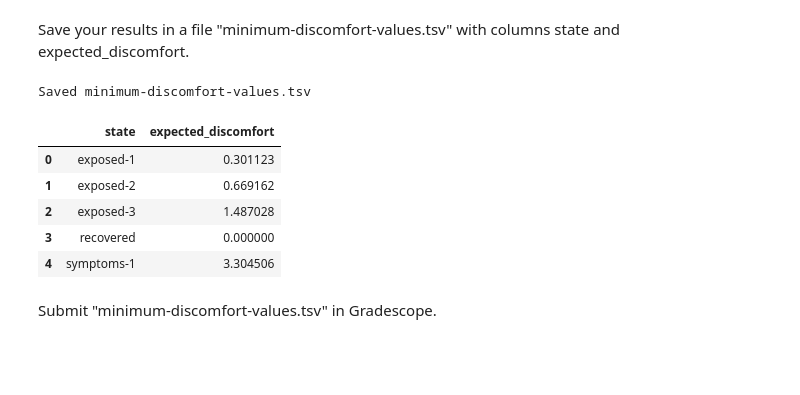
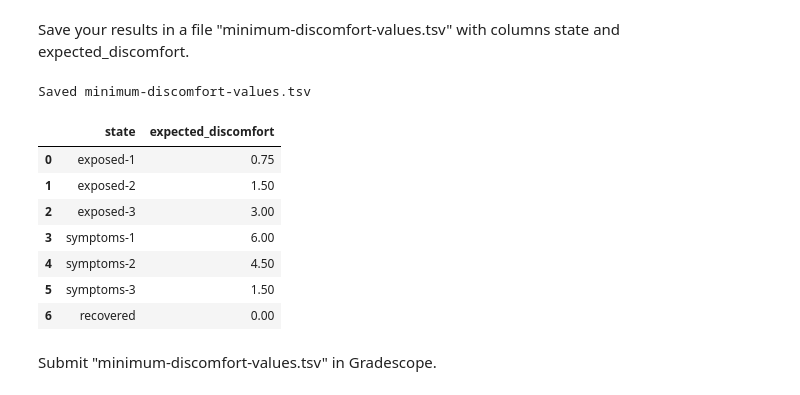
Before and after one commit to bchekole/dx704-project-01, a Jupyter notebook: Week 6/project.ipynb, the cells around one changed output. Cells and saved outputs as stored; diff of their text form; code cells hidden in the pictures; blank space fills up the shorter version.

```diff
--- a/Week 6/project.ipynb
+++ b/Week 6/project.ipynb
@@ -208,19 +165,60 @@ minimum_discomfort_values = pd.DataFrame({
+# %%
+import pandas as pd, numpy as np
+
+STATE_ORDER = ['exposed-1','exposed-2','exposed-3','symptoms-1','symptoms-2','symptoms-3','recovered']
+
+rewards = pd.read_csv("twizzleflu-rewards.tsv", sep="\t")
+trans   = pd.read_csv("twizzleflu-transitions.tsv", sep="\t")
+policy  = pd.read_csv("minimum-discomfort-actions.tsv", sep="\t")
+
+states = STATE_ORDER[:]  # enforce order
+pi     = dict(zip(policy["state"], policy["action"]))
+
+# cost = -reward (positive)
+R = {(r.state, r.action): float(r.reward) for _, r in rewards.iterrows()}
+C = {(s,a): -R[(s,a)] for (s,a) in R}
+
+ABSORB = {"recovered"}
+TRANS  = [s for s in states if s not in ABSORB]
+ti     = {s:i for i,s in enumerate(TRANS)}
+nT     = len(TRANS)
+
+Q  = np.zeros((nT, nT), dtype=float)
+cT = np.zeros(nT, dtype=float)
+
+for _, row in trans.iterrows():
+    s, a, s2, p = row["state"], row["action"], row["next_state"], float(row["probability"])
+    if (s in ti) and (a == pi[s]) and (s2 in ti):
+        Q[ti[s], ti[s2]] += p
+
+for s in TRANS:
+    cT[ti[s]] = C.get((s, pi[s]), 0.0)
+
+V = {s: 0.0 for s in states}
+if nT > 0:
+    I   = np.eye(nT)
+    V_T = np.linalg.solve(I - Q, cT)  # UNDISCOUNTED total cost until absorption
+    for s in TRANS:
+        V[s] = float(V_T[ti[s]])
 # %% [markdown]
 Save your results in a file "minimum-discomfort-values.tsv" with columns state and expected_discomfort.
 # %%
 # YOUR CHANGES HERE
 
-minimum_discomfort_values.to_csv("minimum-discomfort-values.tsv", sep="\t", index=False)
+out = pd.DataFrame({"state": states, "expected_discomfort": [round(V[s], 6) for s in states]})
+out.to_csv("minimum-discomfort-values.tsv", sep="\t", index=False)
 print("Saved minimum-discomfort-values.tsv")
-minimum_discomfort_values.head()
+display(out)
 # %% [output]
 Saved minimum-discomfort-values.tsv
 |  | state | expected_discomfort |
-| 0 | exposed-1 | 0.301123 |
-| 1 | exposed-2 | 0.669162 |
-| 2 | exposed-3 | 1.487028 |
-| 3 | recovered | 0.000000 |
-| 4 | symptoms-1 | 3.304506 |
+| 0 | exposed-1 | 0.75 |
+| 1 | exposed-2 | 1.50 |
+| 2 | exposed-3 | 3.00 |
+| 3 | symptoms-1 | 6.00 |
+| 4 | symptoms-2 | 4.50 |
+| 5 | symptoms-3 | 1.50 |
+| 6 | recovered | 0.00 |
 # %% [markdown]
 Submit "minimum-discomfort-values.tsv" in Gradescope.
 # %% [markdown]
```
Also changed, not shown: parts of 9 cells of this notebook, 2 other files.
